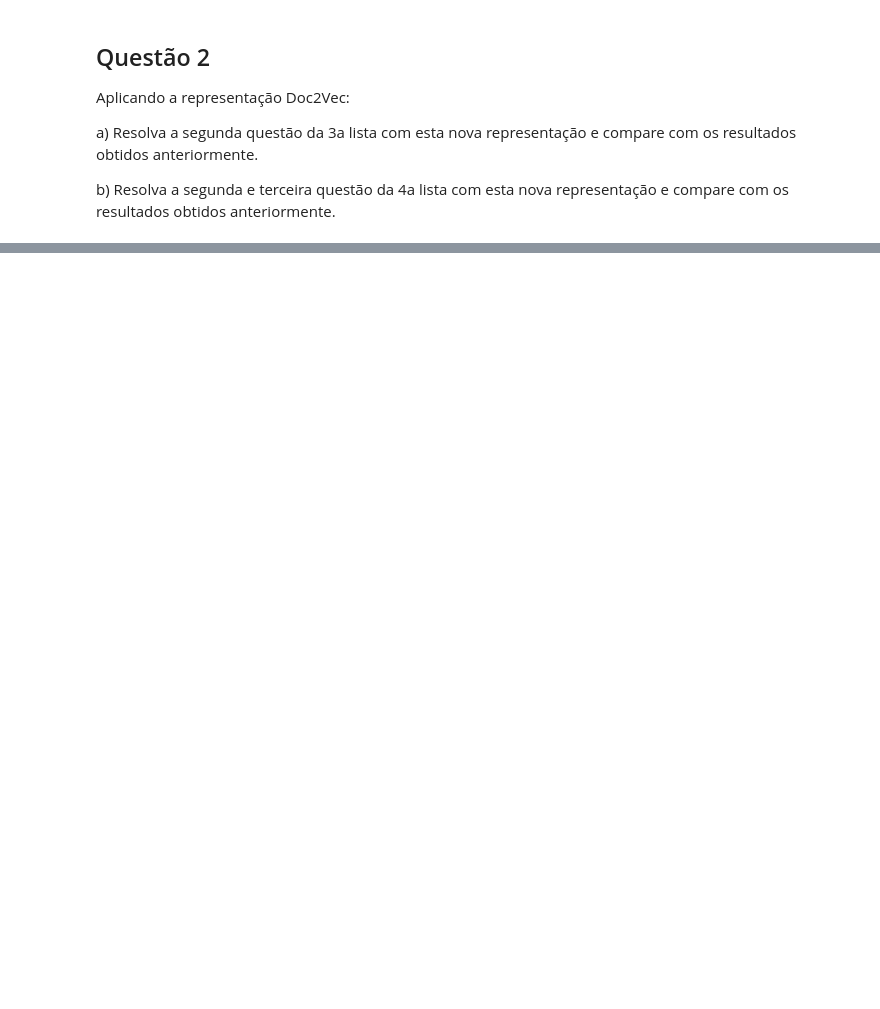
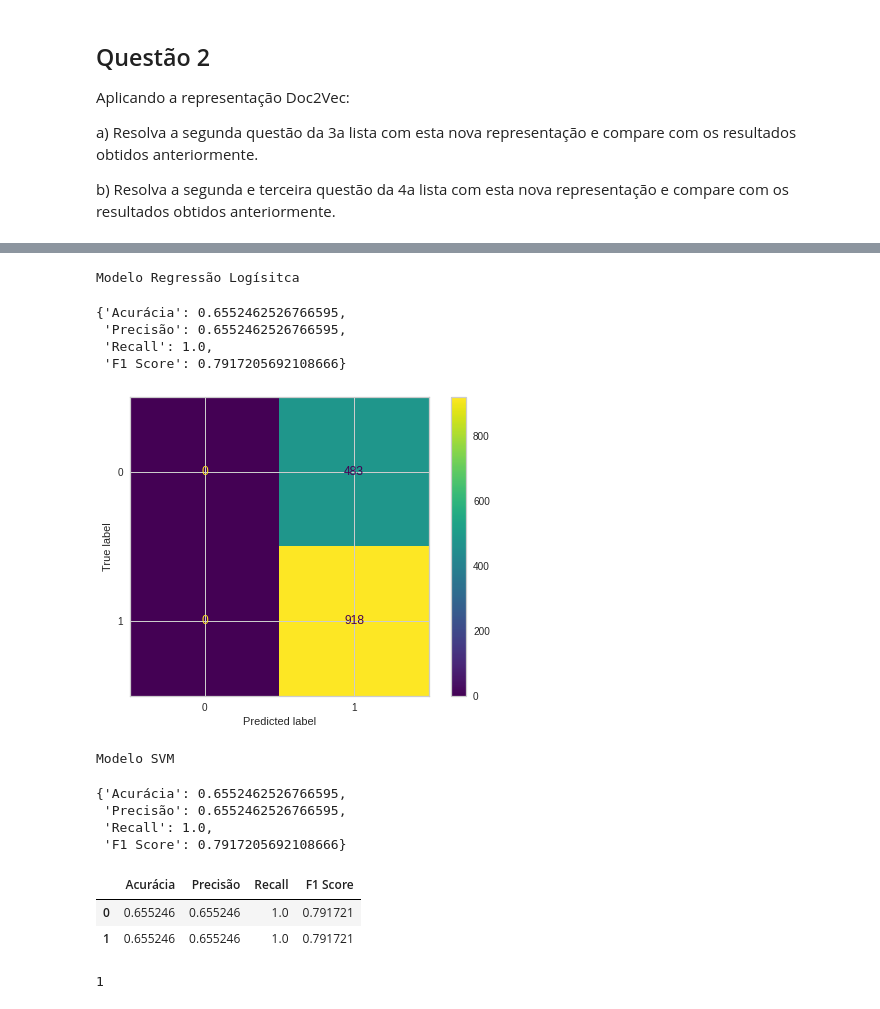
Before and after one commit to audreyemmely/natural-language-processing, a Jupyter notebook: pln_lista5.ipynb, the cells around one changed output, grey strips where cells are left out. Drawn from its saved outputs; the diff is of its cells as text; code cells hidden in the pictures; blank space fills up the shorter version.

```diff
--- a/pln_lista5.ipynb
+++ b/pln_lista5.ipynb
@@ -40,0 +257,17 @@ b) Resolva a segunda e terceira questão da 4a lista com esta nova representaç
+# %%
+print('Modelo Regressão Logísitca')
+lr_metrics = {
+    'Acurácia': accuracy_score(y_test, y_pred),
+    'Precisão': precision_score(y_test, y_pred),
+    'Recall': recall_score(y_test, y_pred),
+    'F1 Score': f1_score(y_test, y_pred)
+}
+lr_metrics
+# %% [output]
+Modelo Regressão Logísitca
+{'Acurácia': 0.6552462526766595,
+ 'Precisão': 0.6552462526766595,
+ 'Recall': 1.0,
+ 'F1 Score': 0.7917205692108666}
+# %%
+classifier = SVC().fit(X_train, y_train)
@@ -40,0 +276,26 @@ b) Resolva a segunda e terceira questão da 4a lista com esta nova representaç
+# %%
+plot_confusion_matrix(classifier, X_test, y_test)
+plt.show()
+# %% [output]
+[figure, added]
+# %%
+print('Modelo SVM')
+svm_metrics = {
+    'Acurácia': accuracy_score(y_test, y_pred),
+    'Precisão': precision_score(y_test, y_pred),
+    'Recall': recall_score(y_test, y_pred),
+    'F1 Score': f1_score(y_test, y_pred)
+}
+svm_metrics
+# %% [output]
+Modelo SVM
+{'Acurácia': 0.6552462526766595,
+ 'Precisão': 0.6552462526766595,
+ 'Recall': 1.0,
+ 'F1 Score': 0.7917205692108666}
+# %%
+pd.DataFrame([lr_metrics, svm_metrics])
+# %% [output]
+|  | Acurácia | Precisão | Recall | F1 Score |
+| 0 | 0.655246 | 0.655246 | 1.0 | 0.791721 |
+| 1 | 0.655246 | 0.655246 | 1.0 | 0.791721 |
@@ -40,0 +304,4 @@ b) Resolva a segunda e terceira questão da 4a lista com esta nova representaç
+# %%
+X_proj.shape[1]
+# %% [output]
+1
```
Also changed, not shown: parts of 42 cells of this notebook.
